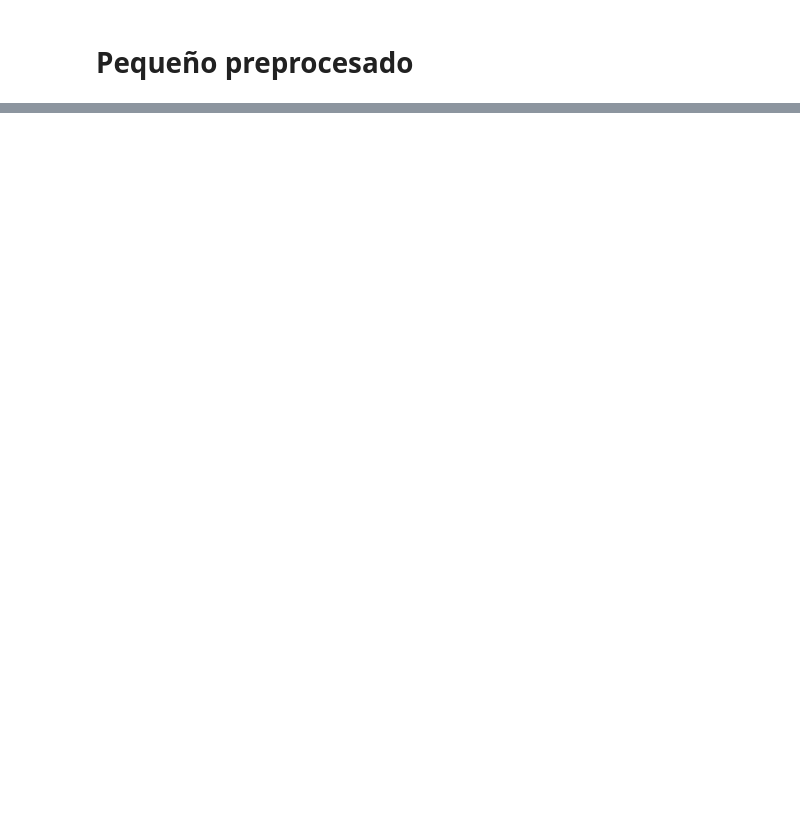
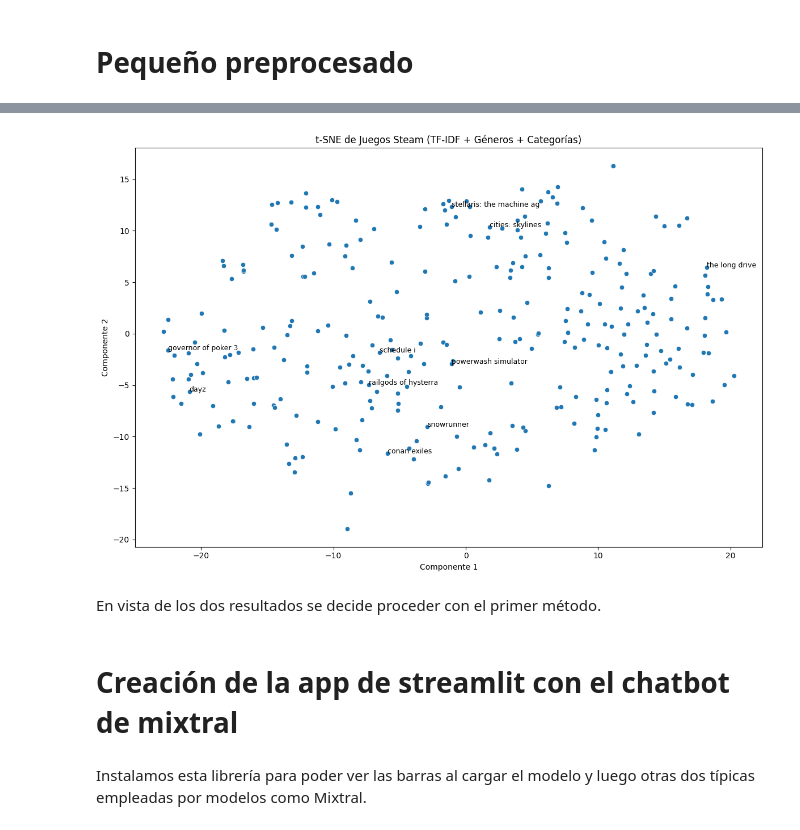
Before and after one commit to Mr-ion77/steam-reviewing, a Jupyter notebook: Recomendador.ipynb, the cells around one changed output, grey strips where cells are left out. Cells and saved outputs as stored; diff of their text form; code cells hidden in the pictures; blank space fills up the shorter version.

```diff
--- a/Recomendador.ipynb
+++ b/Recomendador.ipynb
@@ -104,0 +197,35 @@ plt.show()
+# %%
+from sklearn.manifold import TSNE
+import matplotlib.pyplot as plt
+import seaborn as sns
+import numpy as np
+
+# Reducimos la dimensionalidad con t-SNE
+sample_size = 300  # puedes ajustarlo para más juegos
+np.random.seed(42)
+sample_indices = np.random.choice(combined_features.shape[0], size=sample_size, replace=False)
+
+tsne = TSNE(n_components=2, random_state=42, perplexity=30)
+reduced_tsne = tsne.fit_transform(combined_features[sample_indices].toarray())
+
+# Preparamos los títulos recortados para visualización
+sample_titles = juegos_df.iloc[sample_indices]['game_title'].fillna("Desconocido").str[:25]
+
+# Visualización
+plt.figure(figsize=(12, 8))
+sns.scatterplot(x=reduced_tsne[:, 0], y=reduced_tsne[:, 1])
+for i in range(0, sample_size, 30):  # muestra algunos nombres cada N puntos
+    plt.text(reduced_tsne[i, 0], reduced_tsne[i, 1], sample_titles.iloc[i], fontsize=9)
+plt.title("t-SNE de Juegos Steam (TF-IDF + Géneros + Categorías)")
+plt.xlabel("Componente 1")
+plt.ylabel("Componente 2")
+plt.tight_layout()
+plt.show()
+# %% [output]
+[figure, added]
+# %% [markdown]
+En vista de los dos resultados se decide proceder con el primer método.
+# %% [markdown]
+# Creación de la app de streamlit con el chatbot de mixtral
+# %% [markdown]
+Instalamos esta librería para poder ver las barras al cargar el modelo y luego otras dos típicas empleadas por modelos como Mixtral.
```
Also changed, not shown: parts of 22 cells of this notebook, 1 other file.
